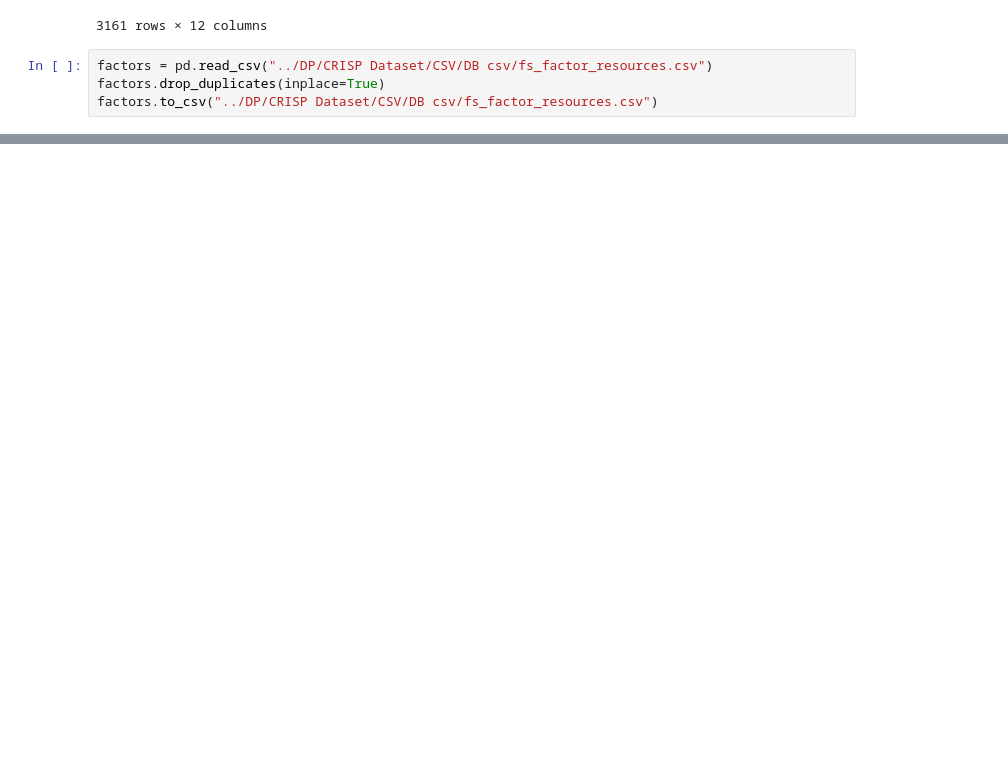
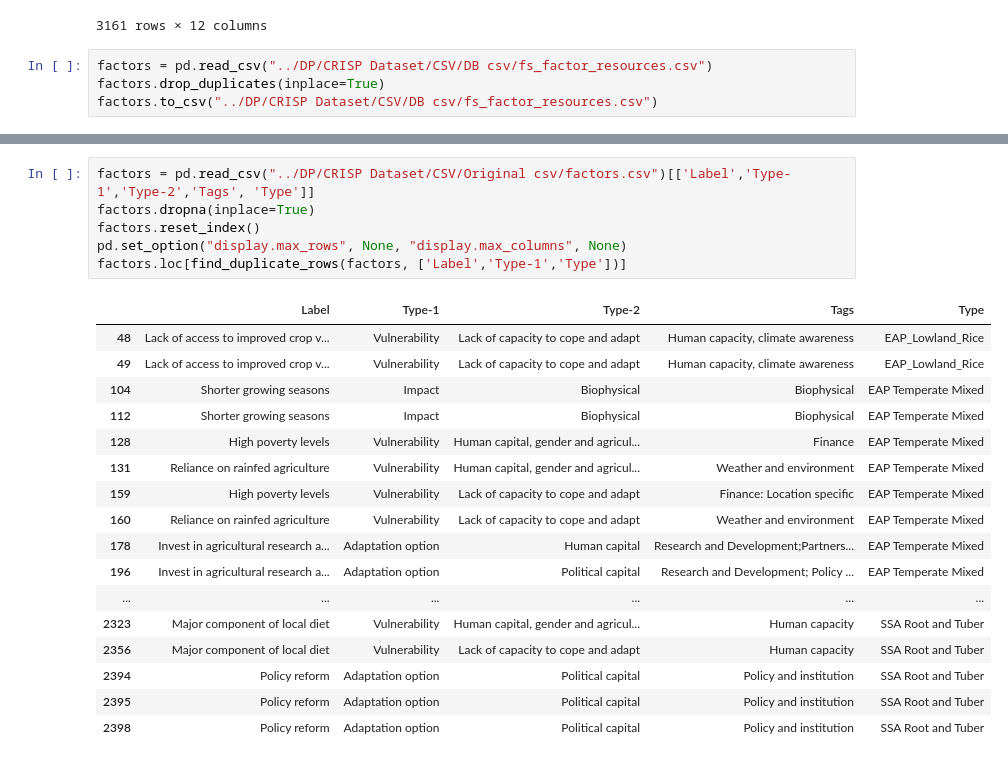
Before and after one commit to iberius96/DP_DPI, a Jupyter notebook: OTHER/tests.ipynb, the cells around one changed output, grey strips where cells are left out. Saved outputs shown, nothing was run; the diff lists cells and outputs as text; blank space fills up the shorter version.

```diff
--- a/OTHER/tests.ipynb
+++ b/OTHER/tests.ipynb
@@ -1248,0 +1251,24 @@ factors.iloc[find_duplicate_rows(factors, ['Factor','Type-1'])]
+# %%
+factors = pd.read_csv("../DP/CRISP Dataset/CSV/Original csv/factors.csv")[['Label','Type-1','Type-2','Tags', 'Type']]
+factors.dropna(inplace=True)
+factors.reset_index()
+pd.set_option("display.max_rows", None, "display.max_columns", None)
+factors.loc[find_duplicate_rows(factors, ['Label','Type-1','Type'])]
+# %% [output]
+|  | Label | Type-1 | Type-2 | Tags | Type |
+| 48 | Lack of access to improved crop v... | Vulnerability | Lack of capacity to cope and adapt | Human capacity, climate awareness | EAP_Lowland_Rice |
+| 49 | Lack of access to improved crop v... | Vulnerability | Lack of capacity to cope and adapt | Human capacity, climate awareness | EAP_Lowland_Rice |
+| 104 | Shorter growing seasons | Impact | Biophysical | Biophysical | EAP Temperate Mixed |
+| 112 | Shorter growing seasons | Impact | Biophysical | Biophysical | EAP Temperate Mixed |
+| 128 | High poverty levels | Vulnerability | Human capital, gender and agricul... | Finance | EAP Temperate Mixed |
+| 131 | Reliance on rainfed agriculture | Vulnerability | Human capital, gender and agricul... | Weather and environment | EAP Temperate Mixed |
+| 159 | High poverty levels | Vulnerability | Lack of capacity to cope and adapt | Finance: Location specific | EAP Temperate Mixed |
+| 160 | Reliance on rainfed agriculture | Vulnerability | Lack of capacity to cope and adapt | Weather and environment | EAP Temperate Mixed |
+| 178 | Invest in agricultural research a... | Adaptation option | Human capital | Research and Development;Partners... | EAP Temperate Mixed |
+| 196 | Invest in agricultural research a... | Adaptation option | Political capital | Research and Development; Policy ... | EAP Temperate Mixed |
+| ... | ... | ... | ... | ... | ... |
+| 2323 | Major component of local diet | Vulnerability | Human capital, gender and agricul... | Human capacity | SSA Root and Tuber |
+| 2356 | Major component of local diet | Vulnerability | Lack of capacity to cope and adapt | Human capacity | SSA Root and Tuber |
+| 2394 | Policy reform | Adaptation option | Political capital | Policy and institution | SSA Root and Tuber |
+| 2395 | Policy reform | Adaptation option | Political capital | Policy and institution | SSA Root and Tuber |
+| 2398 | Policy reform | Adaptation option | Political capital | Policy and institution | SSA Root and Tuber |
```
Also changed, not shown: parts of 2 cells of this notebook, 7 other files.
